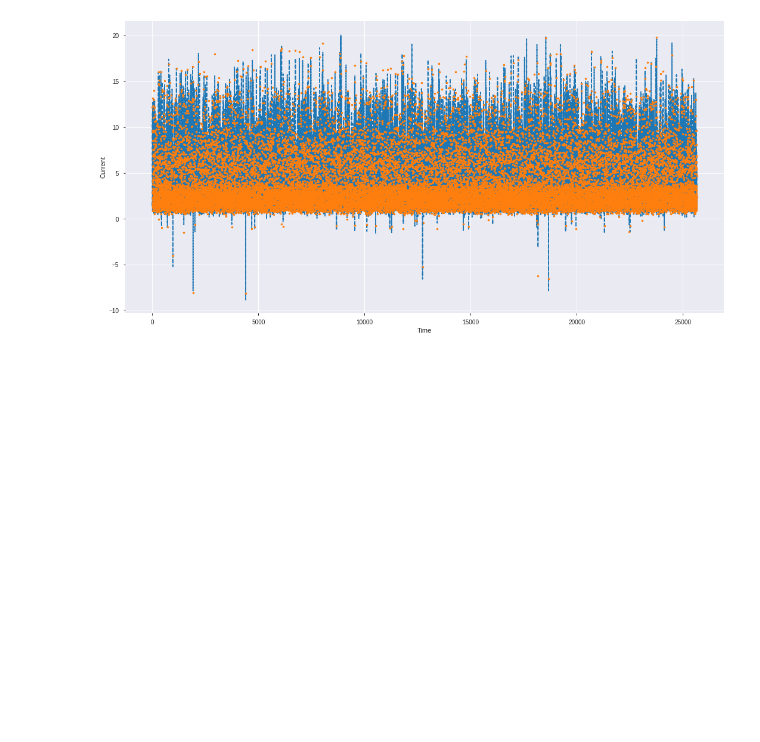
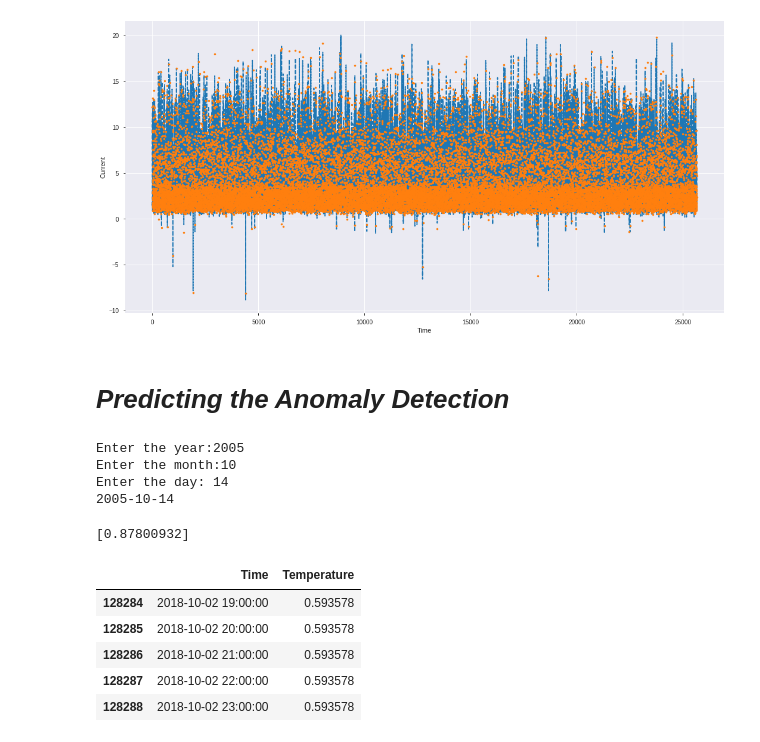
Before and after one commit to MoustafaAhmad/Data-scince, a Jupyter notebook: Final project.ipynb, the cells around one changed output. Cells and saved outputs as stored; diff of their text form; code cells hidden in the pictures; blank space fills up the shorter version.

```diff
--- a/Final project.ipynb
+++ b/Final project.ipynb
@@ -407,3 +407,32 @@ plt.plot(y_test ,'--', y_pred,'.')
 plt.show()
 # %% [output]
 [figure]
+# %% [markdown]
+# *Predicting the Anomaly Detection*
+# %%
+year = input("Enter the year:")
+month= input("Enter the month:")
+day= input("Enter the day: ")
+date=year+'-'+month+'-'+day
+print(date)
+# %% [output]
+Enter the year:2005
+Enter the month:10
+Enter the day: 14
+2005-10-14
+# %%
+a=np.datetime64('2018-10-02 20:00:00', 'ns')
+a=a.reshape(-1, 1)
+u=regr.predict(a)
+print(u)
+# %% [output]
+[0.87800932]
+# %%
+df.tail()
+# %% [output]
+|  | Time | Temperature |
+| 128284 | 2018-10-02 19:00:00 | 0.593578 |
+| 128285 | 2018-10-02 20:00:00 | 0.593578 |
+| 128286 | 2018-10-02 21:00:00 | 0.593578 |
+| 128287 | 2018-10-02 22:00:00 | 0.593578 |
+| 128288 | 2018-10-02 23:00:00 | 0.593578 |
```
